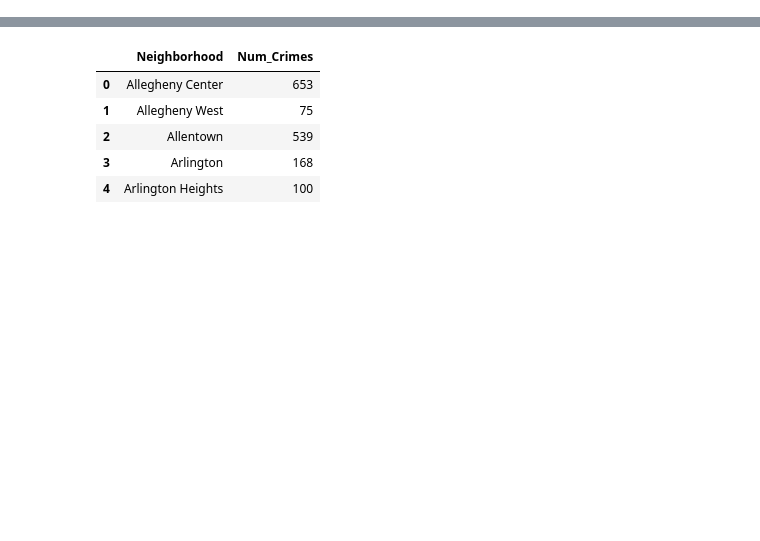
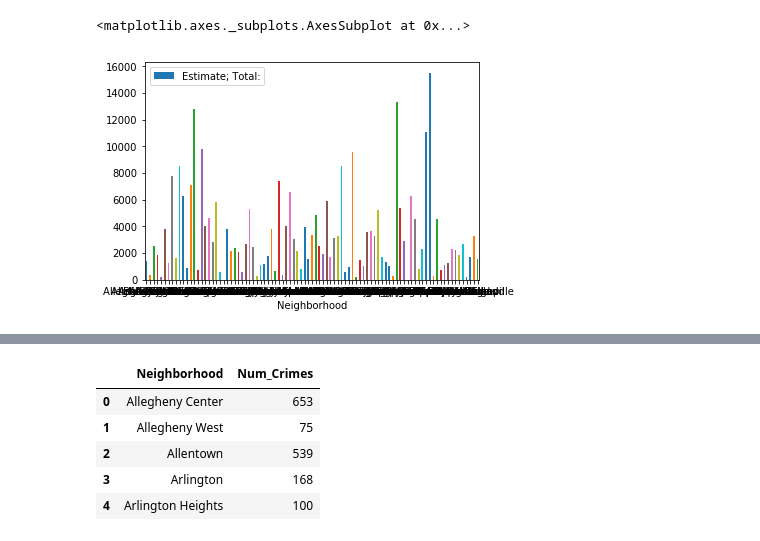
Before and after one commit to matgut33/0010-Final, a Jupyter notebook: Final-Project.ipynb, the cells around one changed output, grey strips where cells are left out. Saved outputs shown, nothing was run; the diff lists cells and outputs as text; code cells hidden in the pictures; blank space fills up the shorter version.

```diff
--- a/Final-Project.ipynb
+++ b/Final-Project.ipynb
@@ -33,0 +47,6 @@ school_enrollment2.head(5)
+# %%
+#Graph visual here
+school_enrollment2.plot.bar(x='Neighborhood',y='Estimate; Total:', rot=0)
+# %% [output]
+<matplotlib.axes._subplots.AxesSubplot at 0x...>
+[figure, added]
```
Also changed, not shown: parts of 23 cells of this notebook, 1 other file.
